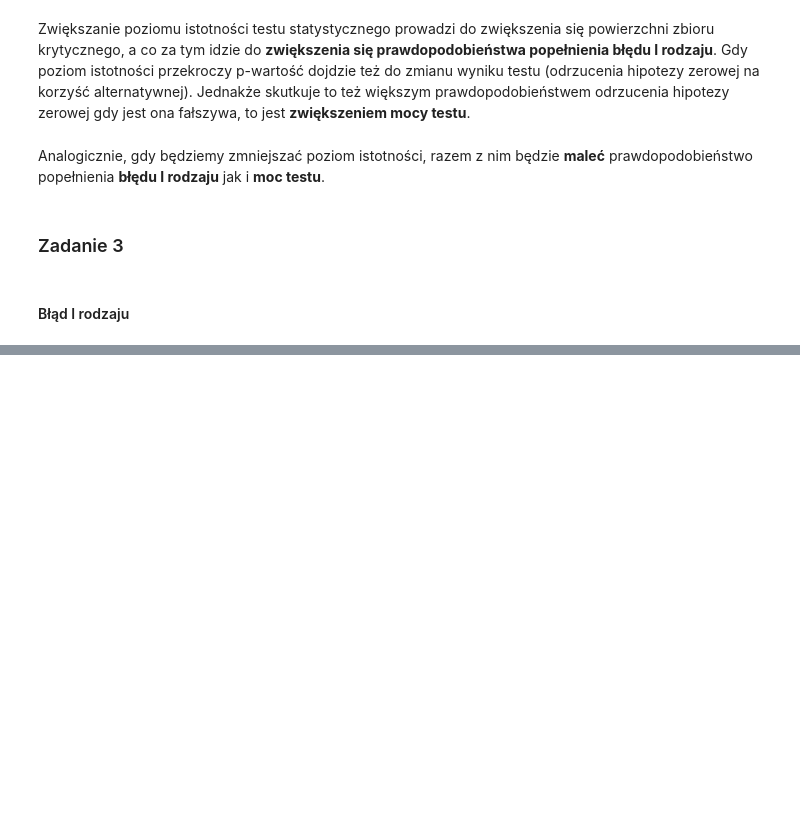
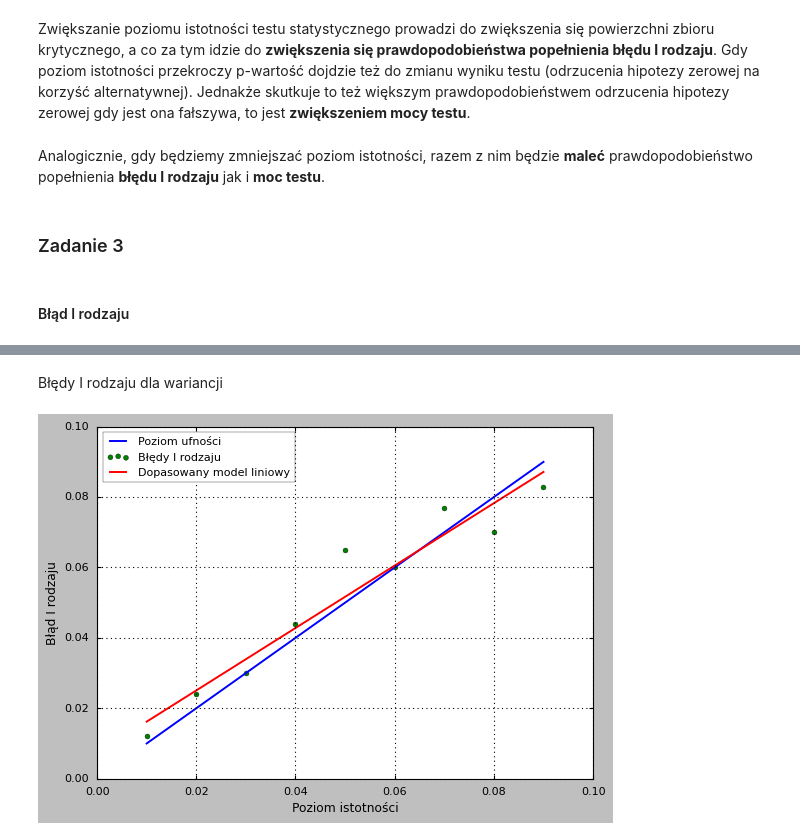
Before and after one commit to emltoja/raport2_statystyka, a Jupyter notebook: raport.ipynb, the cells around one changed output, grey strips where cells are left out. Drawn from its saved outputs; the diff is of its cells as text; code cells hidden in the pictures; blank space fills up the shorter version.

```diff
--- a/raport.ipynb
+++ b/raport.ipynb
@@ -190,12 +194,14 @@ Zwraca:
 """
 def test_for_var(
         var,                     # wariancja rozkładu przy założeniu hipotezy zerowej
-        alfa,                    # poziom istotności testu
+        alpha,                    # poziom istotności testu
         sample,                  # testowana próbka
         alternative="not_equal"  # hipoteza alterantywna
 ):
 
+
     # Statystyka testowa (rozkład Chi^2)
+
     x2 = (len(sample) - 1) * np.var(sample) / var
     dist = st.chi2(len(sample) - 1)
 
@@ -203,14 +209,14 @@ def test_for_var(
     # Wartości krytyczne
 
     if alternative == "not_equal":
-        lower_bound = dist.ppf(alfa/2)
-        upper_bound = dist.ppf(1 - alfa/2)
+        lower_bound = dist.ppf(alpha/2)
+        upper_bound = dist.ppf(1 - alpha/2)
     elif alternative == "less":
-        lower_bound = dist.ppf(alfa)
+        lower_bound = dist.ppf(alpha)
         upper_bound = None
     elif alternative == "greater":
         lower_bound = None
-        upper_bound = dist.ppf(1 - alfa)
+        upper_bound = dist.ppf(1 - alpha)
     else:
         raise Exception("Podano nieprawidłową hipotezę alternatywną")
 
@@ -336,0 +388,6 @@ plot_type_one_errs(0, 1, np.arange(0.01, 0.1, 0.01), test_for_mean)
+# %% [markdown]
+Błędy I rodzaju dla wariancji
+# %%
+plot_type_one_errs(0, 1, np.arange(0.01, 0.1, 0.01), test_for_var)
+# %% [output]
+[figure, added]
```
Also changed, not shown: parts of 19 cells of this notebook.
